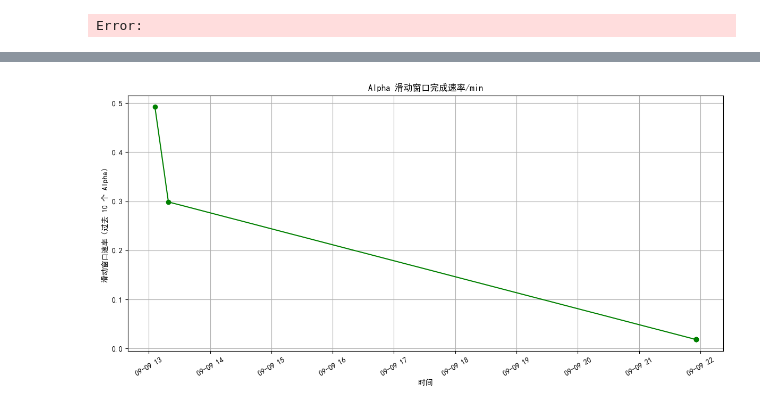
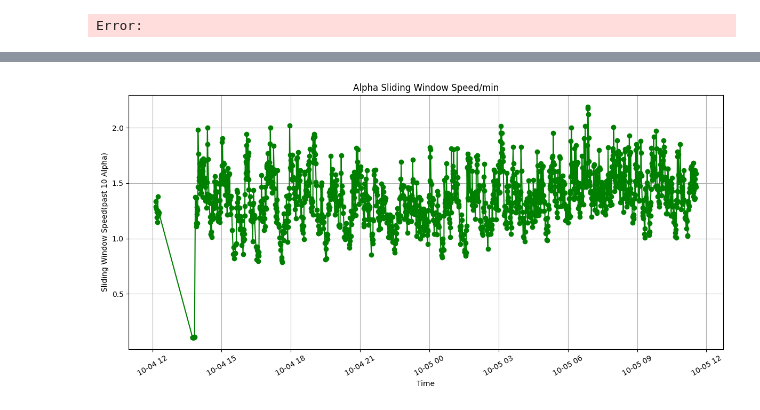
Before and after one commit to eurus-ling/brain-alpha, a Jupyter notebook: little_work.ipynb, the cells around one changed output, grey strips where cells are left out. Cells and saved outputs as stored; diff of their text form; code cells hidden in the pictures.

```diff
--- a/little_work.ipynb
+++ b/little_work.ipynb
@@ -17,12 +17,13 @@ import matplotlib.pyplot as plt
 import matplotlib
 import datetime
 
-# 设置中文字体
-matplotlib.rcParams['font.sans-serif'] = ['SimHei']  # 中文黑体
-matplotlib.rcParams['axes.unicode_minus'] = False    # 负号正常显示
+# # 设置中文字体
+# matplotlib.rcParams['font.sans-serif'] = ['SimHei']  # 中文黑体
+# matplotlib.rcParams['axes.unicode_minus'] = False    # 负号正常显示
+matplotlib.rcParams.update(matplotlib.rcParamsDefault)
 
 # 日志文件路径
-log_file = "logs/simulation_2025-09-09.log"
+log_file = "logs/simulation_2025-10-04.log"
 
 # 匹配完成alpha的日志行
 pattern = re.compile(r"(\d{4}-\d{2}-\d{2} \d{2}:\d{2}:\d{2}).*ended with status:", re.IGNORECASE)
@@ -50,9 +51,9 @@ counts = list(range(1, len(timestamps) + 1))
 
 plt.figure(figsize=(12, 6))
 plt.plot(timestamps, counts, marker="o", linestyle="-", color="blue")
-plt.xlabel("时间")
-plt.ylabel("完成 Alpha 数量")
-plt.title("Alpha 完成进度")
+plt.xlabel("time")
+plt.ylabel("Simulated Alpha ")
+plt.title("Alpha Progress")
 plt.grid(True)
 plt.xticks(rotation=30)
 plt.tight_layout()
@@ -70,9 +71,9 @@ expected_counts = [
 
 plt.figure(figsize=(12, 6))
 plt.plot(timestamps, expected_counts, linestyle="--", color="red")
-plt.xlabel("时间")
-plt.ylabel("完成 Alpha 数量（平均速率拟合）")
-plt.title(f"Alpha 平均完成速率：{avg_rate:.2f} 个/小时")
+plt.xlabel("Time")
+plt.ylabel("Fitted Average Speed")
+plt.title(f"Alpha Average Speed:{avg_rate:.2f} /h")
 plt.grid(True)
 plt.xticks(rotation=30)
 plt.tight_layout()
@@ -83,12 +87,8 @@ import matplotlib.pyplot as plt
 import matplotlib
 import datetime
 
-# 设置中文字体
-matplotlib.rcParams['font.sans-serif'] = ['SimHei']  # 中文黑体
-matplotlib.rcParams['axes.unicode_minus'] = False    # 负号正常显示
-
 # 日志文件路径
-log_file = "logs/simulation_2025-09-09.log"
+log_file = "logs/simulation_2025-10-04.log"
 
 # 匹配完成alpha的日志行
 pattern = re.compile(r"(\d{4}-\d{2}-\d{2} \d{2}:\d{2}:\d{2}).*ended with status:", re.IGNORECASE)
@@ -105,38 +105,38 @@ with open(log_file, "r", encoding="utf-8") as f:
 
 # 如果没有数据
 if not timestamps:
-    print("没有找到完成alpha的记录,请检查日志格式。")
+    print("No finished alpha, please check the formation of log.")
     exit()
 
 # 排序时间戳
 timestamps.sort()
 
 # ====== 滑动窗口速率 ======
 window_size = 10  # 最近10个完成alpha
 sliding_rates = []
 sliding_times = []
 
 for i in range(len(timestamps)):
     if i < window_size - 1:
         sliding_rates.append(None)  # 前几个无法计算完整窗口
         sliding_times.append(timestamps[i])
     else:
         delta_hours = (timestamps[i] - timestamps[i - window_size + 1]).total_seconds() / 60
         rate = window_size / delta_hours if delta_hours > 0 else 0
         sliding_rates.append(rate)
         sliding_times.append(timestamps[i])
 
 plt.figure(figsize=(12, 6))
 plt.plot(sliding_times, sliding_rates, linestyle="-", color="green", marker="o")
-plt.xlabel("时间")
-plt.ylabel(f"滑动窗口速率（过去 {window_size} 个 Alpha）")
-plt.title("Alpha 滑动窗口完成速率/min")
+plt.xlabel("Time")
+plt.ylabel(f"Sliding Window Speed(past {window_size} Alpha)")
+plt.title("Alpha Sliding Window Speed/min")
 plt.grid(True)
 plt.xticks(rotation=30)
 plt.tight_layout()
 plt.show()
 # %% [output]
-[figure, old version]
+[figure, new version]
 # %%
 import re
 import pandas as pd
```
Also changed, not shown: parts of 4 cells of this notebook, 9 other files.
